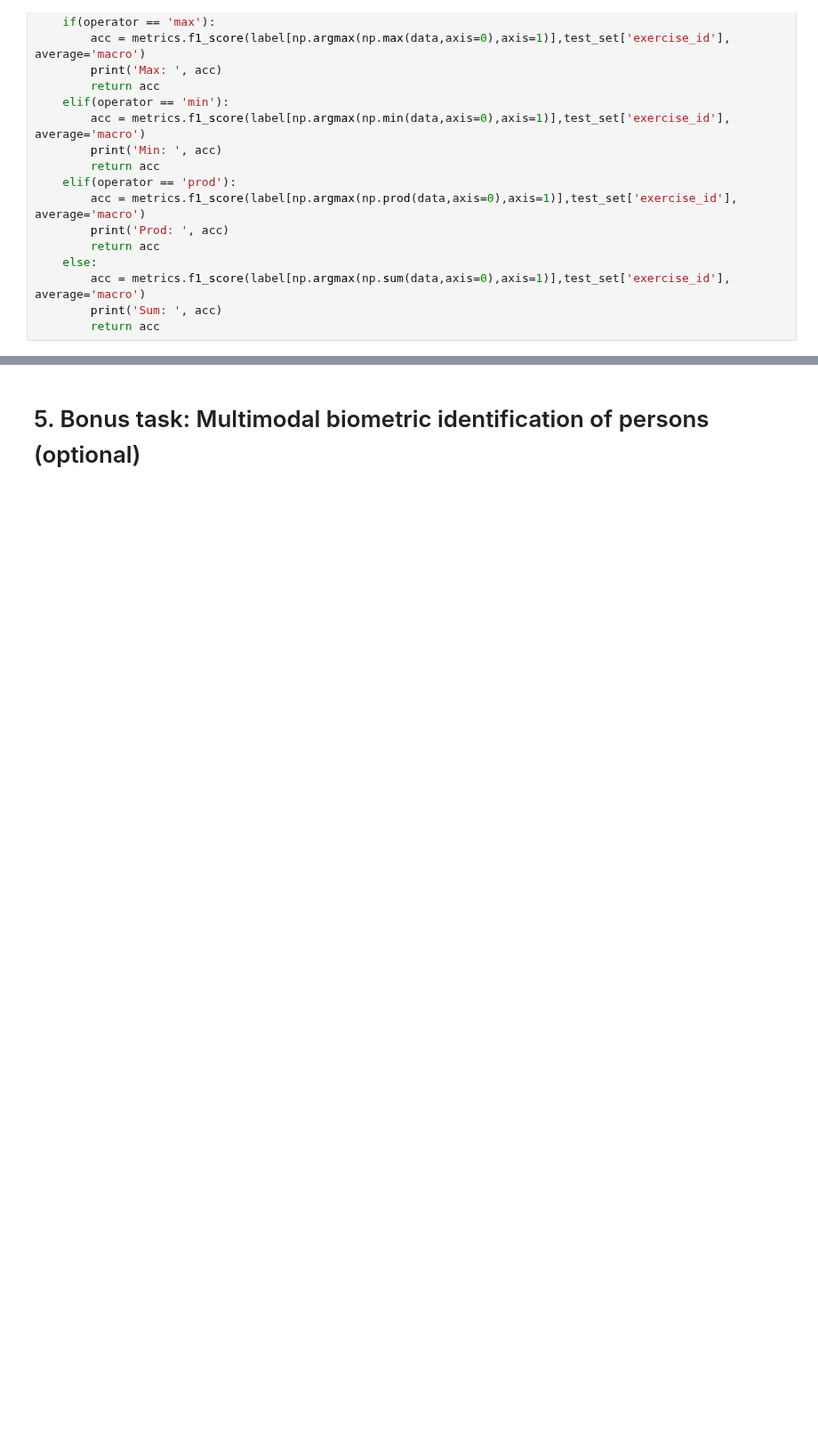
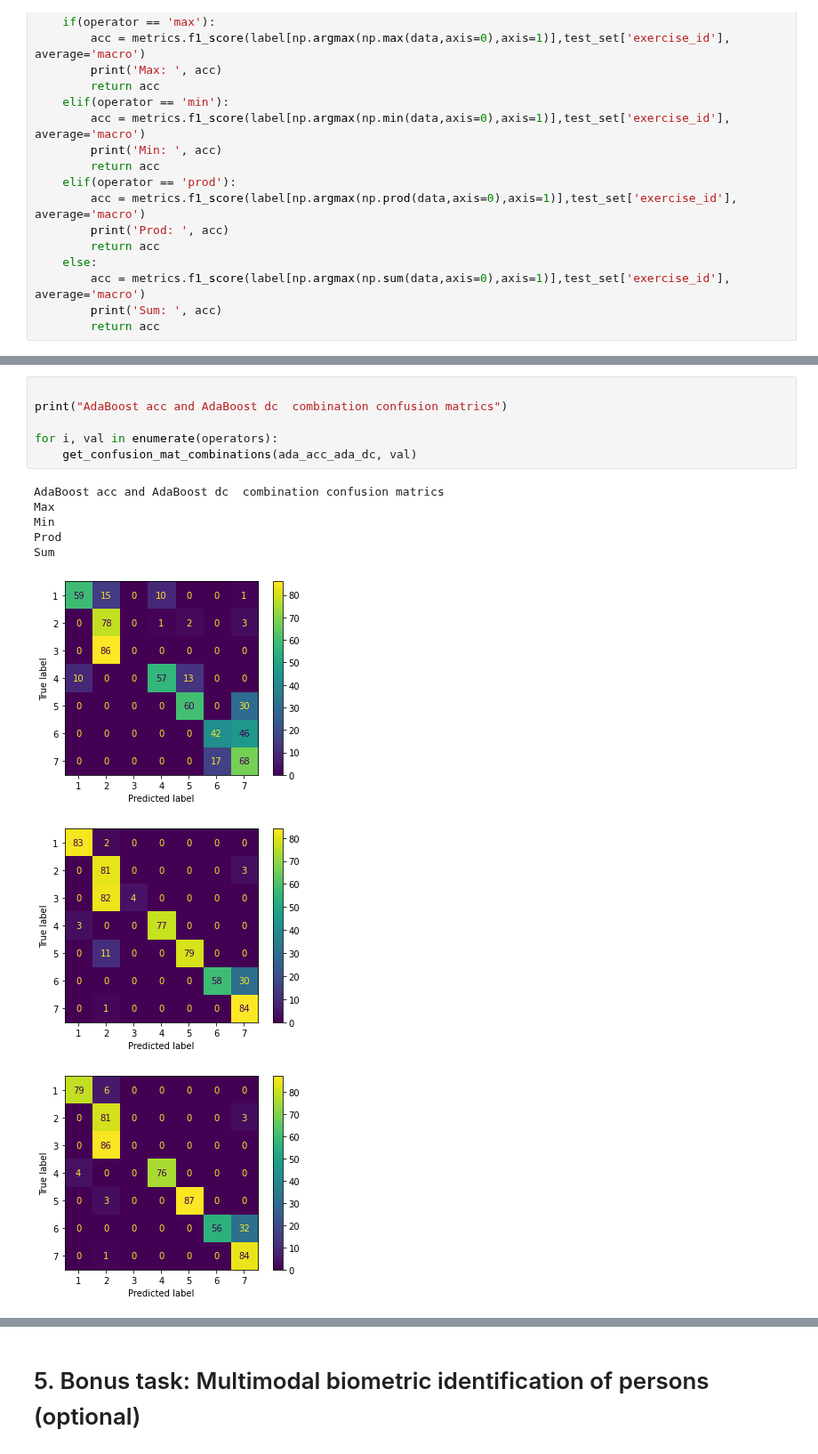
Before and after one commit to anushaihalapathirana/Multi_modal_data_fusion, a Jupyter notebook: project-work-MEx-classification.ipynb, the cells around one changed output, grey strips where cells are left out. Shown at 89% size. Saved outputs shown, nothing was run; the diff lists cells and outputs as text; blank space fills up the shorter version.

```diff
--- a/project-work-MEx-classification.ipynb
+++ b/project-work-MEx-classification.ipynb
@@ -1294,0 +1360,15 @@ Sum:  0.5831847365969379
+# %%
+
+print("AdaBoost acc and AdaBoost dc  combination confusion matrics")
+
+for i, val in enumerate(operators):
+    get_confusion_mat_combinations(ada_acc_ada_dc, val)
+# %% [output]
+AdaBoost acc and AdaBoost dc  combination confusion matrics
+Max
+Min
+Prod
+Sum
+[figure, added]
+[figure, added]
+[figure, added]
```
Also changed, not shown: parts of 21 cells of this notebook.
